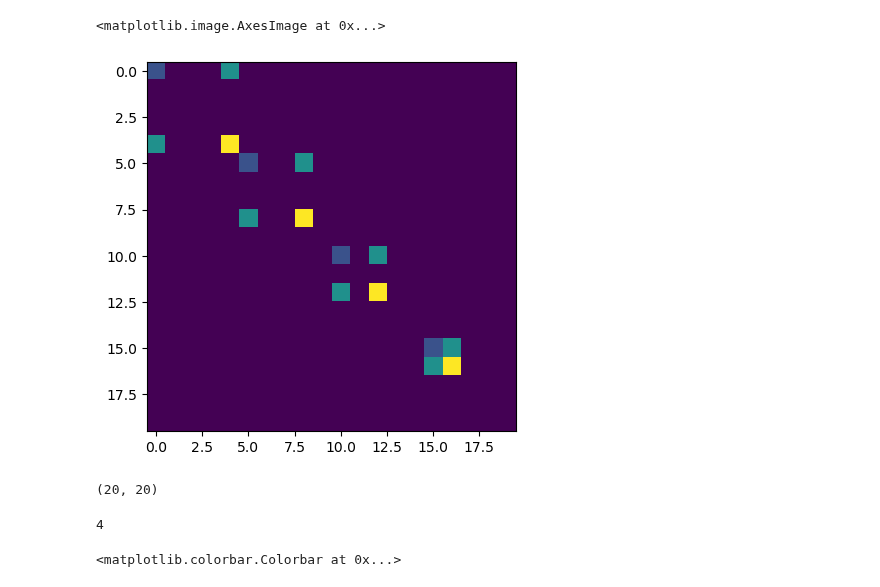
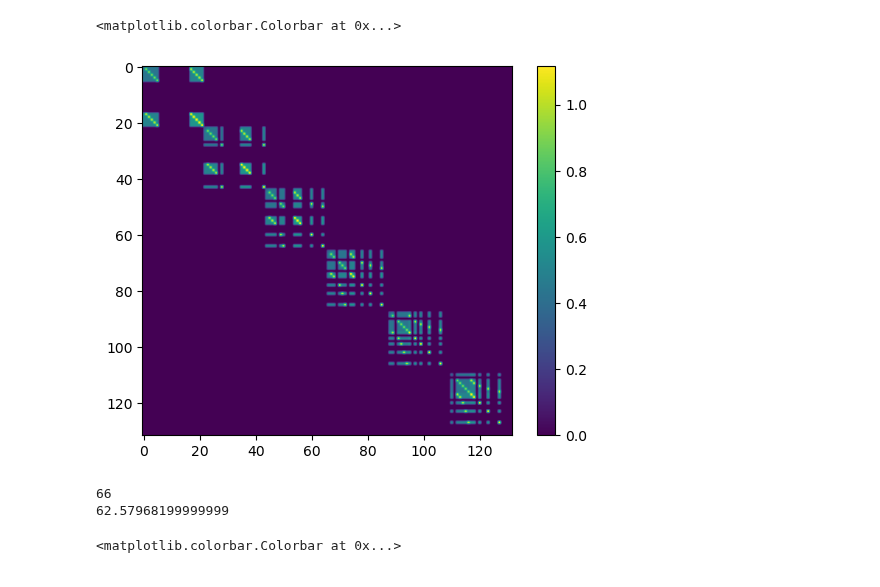
Before and after one commit to blake-holman/ED_Adversaries, a Jupyter notebook: Span.ipynb, the cells around one changed output. Saved outputs shown, nothing was run; the diff lists cells and outputs as text; code cells hidden in the pictures.

Commit message:
span

```diff
--- a/Span.ipynb
+++ b/Span.ipynb
@@ -42,5 +43,6 @@ class SpanProgram():
         plt.colorbar()
         plt.show()
 # %%
-v, X = span_solver(exact_k(4, 1))
-X = np.round(X, 8)
+prob = ED(4)
+v, X = span_solver(prob)
+X2 = np.round(X, 6)
@@ -47,18 +67,15 @@ X = np.round(X, 8)
 # %%
 plt.imshow(X)
+plt.colorbar()
 # %% [output]
-<matplotlib.image.AxesImage at 0x...>
+<matplotlib.colorbar.Colorbar at 0x...>
-[figure, old version]
+[figure, new version]
-# %%
-L = scipy.linalg.cholesky(X+ .0000000000000000001 * np.identity(X.shape[0]))
-L = np.round(L, 7)
-print(L.shape)
-# %% [output]
-(20, 20)
 # %%
-np.linalg.matrix_rank(L.T)
+print(np.linalg.matrix_rank(X2))
+print(np.trace(X2))
 # %% [output]
-4
+66
+62.57968199999999
 # %%
 plt.imshow(L)
 plt.colorbar()
```
Also changed, not shown: parts of 2 cells of this notebook, 1 other file.
